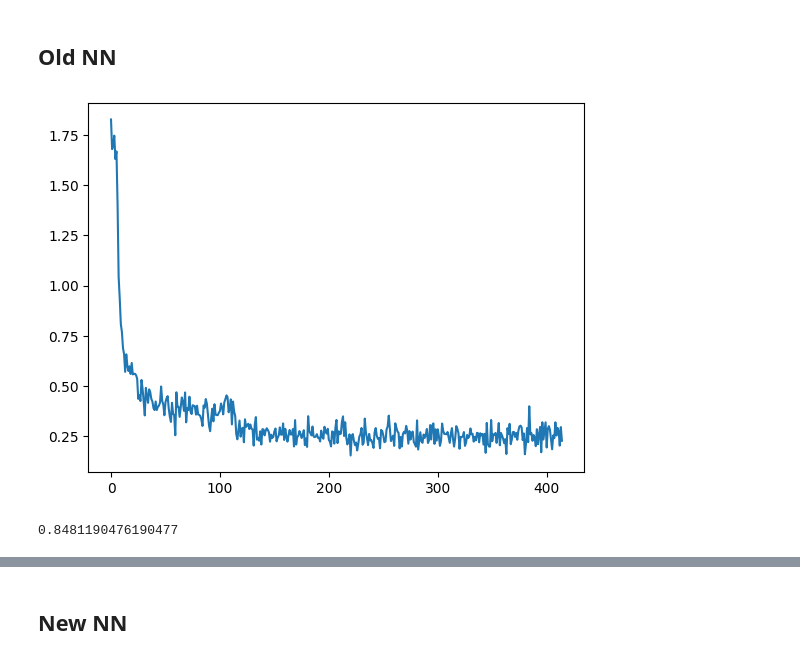
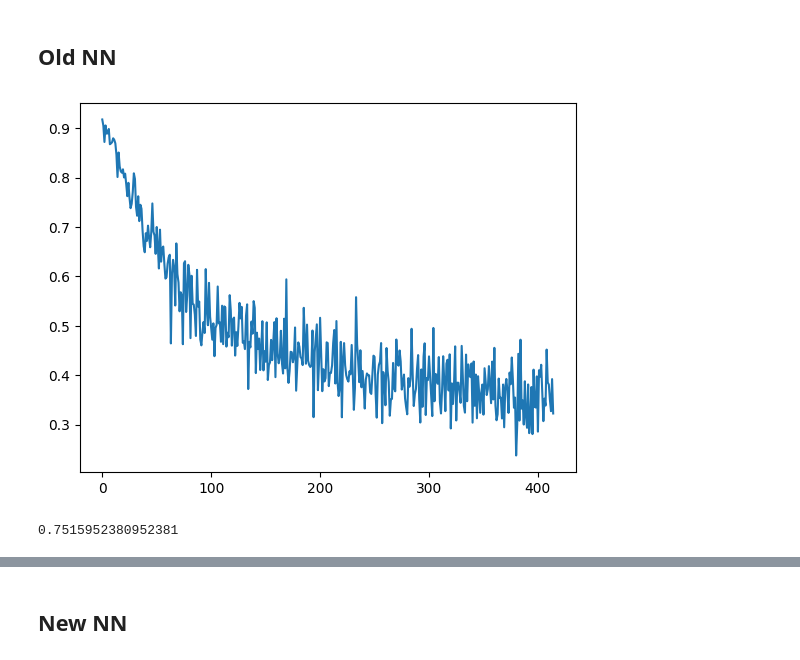
Before and after one commit to chris-hoertnagl/AI-Dojo, a Jupyter notebook: DL/neural_net.ipynb, the cells around one changed output, grey strips where cells are left out. Drawn from its saved outputs; the diff is of its cells as text; code cells hidden in the pictures.

```diff
--- a/DL/neural_net.ipynb
+++ b/DL/neural_net.ipynb
@@ -687,17 +629,16 @@ mnist_nn1 = NeuralNetwork(X.shape[1], hidden_dim, hidden_dim, Y.shape[1], **para
 # %%
+hidden_dim = 64
+mnist_nn1 = NeuralNetwork(X.shape[1], hidden_dim, hidden_dim, Y.shape[1], **params)
 losses = mnist_nn1.train(X, Y)
+rolled = rolling_mean([np.sum(l) for l in losses], 100)
+plt.plot([i for i in range(len(rolled))], rolled)
+plt.show()
+accuracy = 0
+for i in range(len(X)):
+    prediction = np.argmax(mnist_nn1.forward(X[i]))
+    actual = np.where(Y[i] == 1)[0][0]
+    accuracy += int(actual == prediction)
+accuracy / len(X)
+# %% [output]
+[figure, added]
+0.7515952380952381
-# %%
-rolled = rolling_mean([np.sum(l) for l in losses], 100)
-plt.plot([i for i in range(len(rolled))], rolled)
-plt.show()
-# %% [output]
-[figure, removed]
-# %%
-accuracy = 0
-for i in range(len(X)):
-    prediction = np.argmax(mnist_nn1.forward(X[i]))
-    actual = np.where(Y[i] == 1)[0][0]
-    accuracy += int(actual == prediction)
-accuracy / len(X)
-# %% [output]
-0.8481190476190477
```
Also changed, not shown: parts of 36 cells of this notebook, 1 other file.
